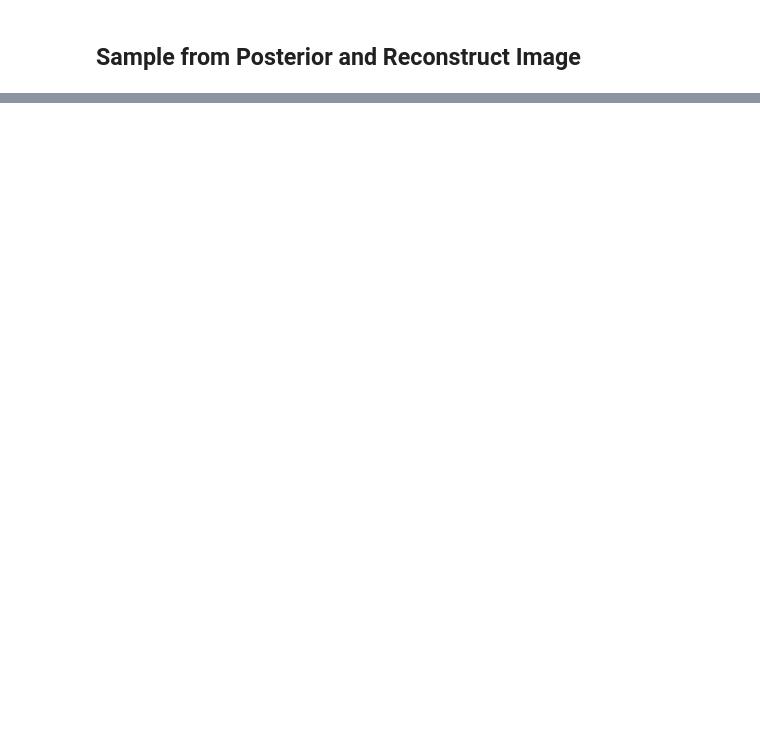
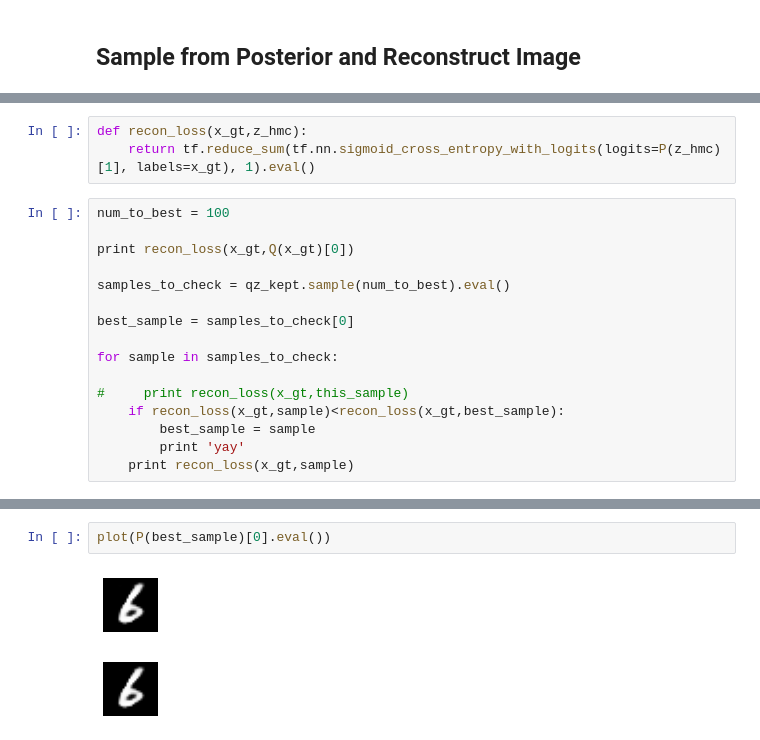
Before and after one commit to shenkev/Exact-Inference-VAE-Robustness, a Jupyter notebook: hmc_vae.ipynb, the cells around one changed output, grey strips where cells are left out. Cells and saved outputs as stored; diff of their text form; blank space fills up the shorter version.

Commit message:
recon loss

```diff
--- a/hmc_vae.ipynb
+++ b/hmc_vae.ipynb
@@ -292,0 +261,19 @@ plot(avg_img.eval())
+# %%
+def recon_loss(x_gt,z_hmc):
+    return tf.reduce_sum(tf.nn.sigmoid_cross_entropy_with_logits(logits=P(z_hmc)[1], labels=x_gt), 1).eval()
+# %%
+num_to_best = 100
+
+print recon_loss(x_gt,Q(x_gt)[0])
+
+samples_to_check = qz_kept.sample(num_to_best).eval()
+
+best_sample = samples_to_check[0]
+
+for sample in samples_to_check:
+
+#     print recon_loss(x_gt,this_sample)
+    if recon_loss(x_gt,sample)<recon_loss(x_gt,best_sample):
+        best_sample = sample
+        print 'yay'
+    print recon_loss(x_gt,sample)
@@ -292,0 +298,5 @@ plot(avg_img.eval())
+# %%
+plot(P(best_sample)[0].eval())
+# %% [output]
+[figure, added]
+[figure, added]
```
Also changed, not shown: parts of 14 cells of this notebook.
